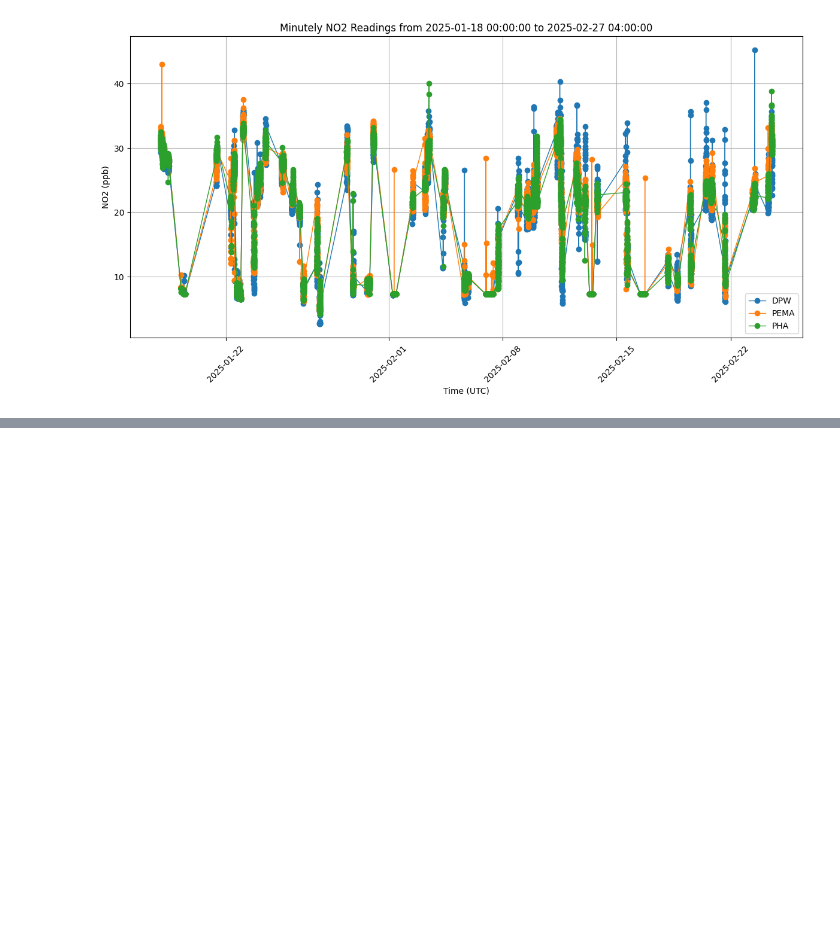
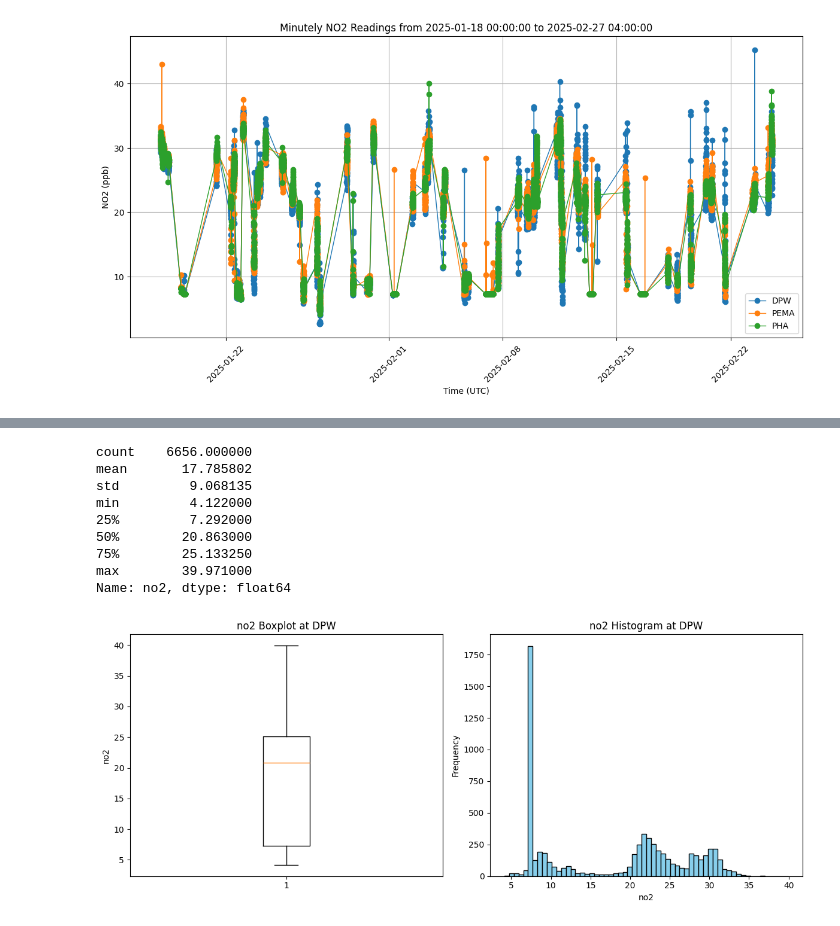
Before and after one commit to jacklardner/calibrationEDA, a Jupyter notebook: qaqlowRSDEDA.ipynb, the cells around one changed output, grey strips where cells are left out. Drawn from its saved outputs; the diff is of its cells as text; code cells hidden in the pictures; blank space fills up the shorter version.

```diff
--- a/qaqlowRSDEDA.ipynb
+++ b/qaqlowRSDEDA.ipynb
@@ -289,0 +318,14 @@ plt.show()
+# %%
+print(pha_subset["no2"].describe())
+plot_box_and_histogram("no2", pha_subset, "DPW")
+# %% [output]
+count    6656.000000
+mean       17.785802
+std         9.068135
+min         4.122000
+25%         7.292000
+50%        20.863000
+75%        25.133250
+max        39.971000
+Name: no2, dtype: float64
+[figure, added]
```
Also changed, not shown: parts of 6 cells of this notebook, 9 other files.
